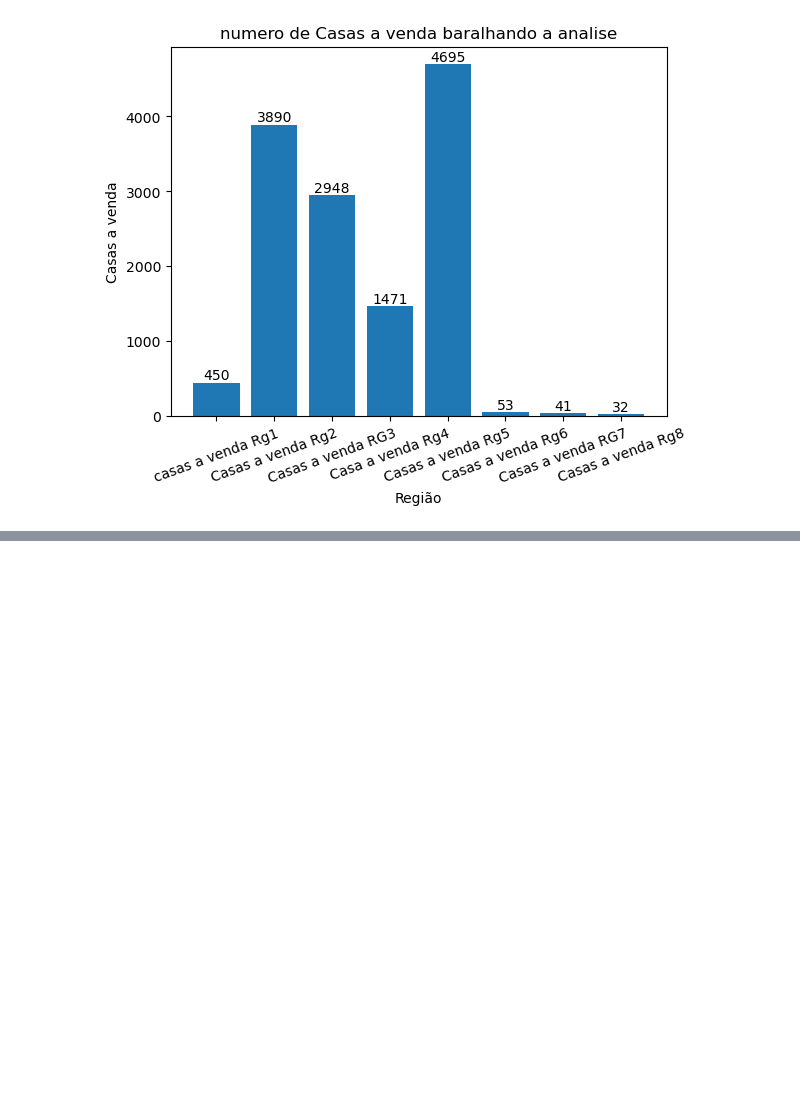
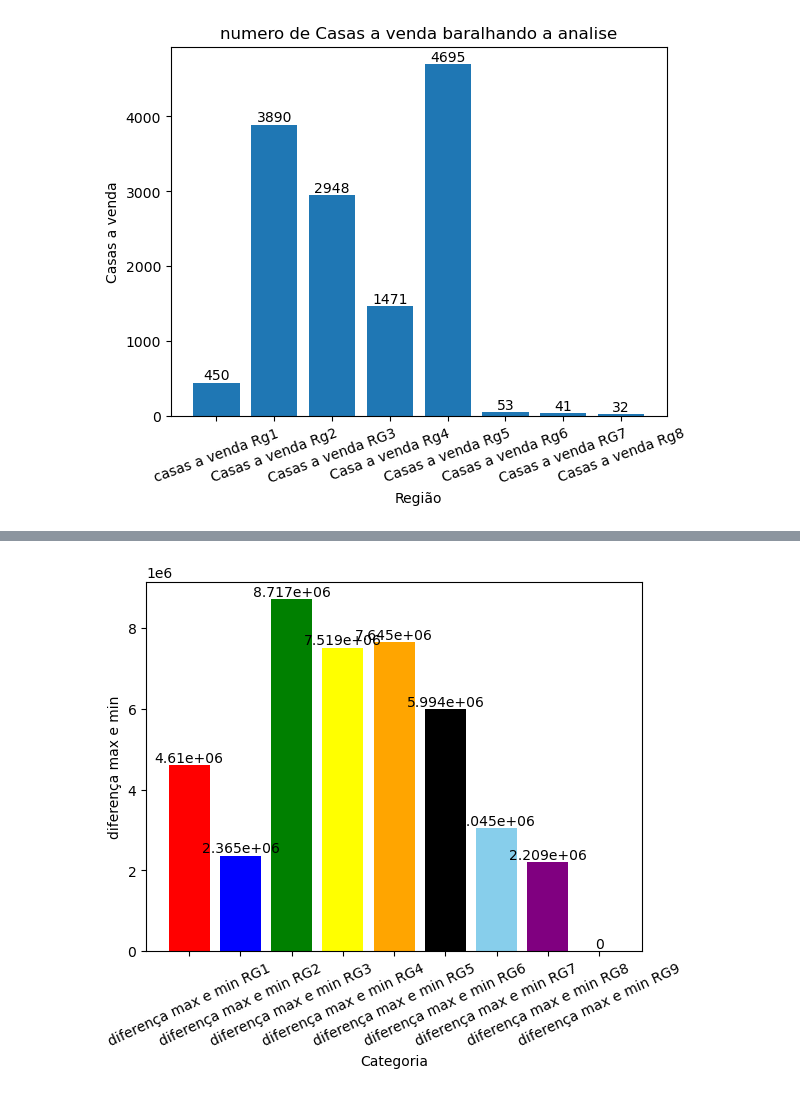
Before and after one commit to eduardo123-rgb/Aprendendoprograma-ojavapythonC-, a Jupyter notebook: exemple.ipynb, the cells around one changed output, grey strips where cells are left out. Cells and saved outputs as stored; diff of their text form; code cells hidden in the pictures; blank space fills up the shorter version.

```diff
--- a/exemple.ipynb
+++ b/exemple.ipynb
@@ -181,0 +335,13 @@ plt.show()
+# %%
+#como o numero de casas com 1 sala é diferente com o de duas o de três
+#então vou analisar novamente e fazer a diferença maximo e minimo!
+GRA ,GRT  = plt.subplots()
+TDH = GRT.bar(['diferença max e min RG1','diferença max e min RG2','diferença max e min RG3','diferença max e min RG4',
+              'diferença max e min RG5','diferença max e min RG6','diferença max e min RG7','diferença max e min RG8','diferença max e min RG9'],[VARIA9,VARIA1,VARIA2,VARIA3,VARIA4,VARIA5,VARIA6,VARIA7,VARIA8],color=cores)
+plt.xticks(rotation=25)
+GRT.bar_label(TDH)
+plt.xlabel('Categoria')
+plt.ylabel('diferença max e min')
+plt.show()
+# %% [output]
+[figure, added]
```
Also changed, not shown: parts of 11 cells of this notebook.
